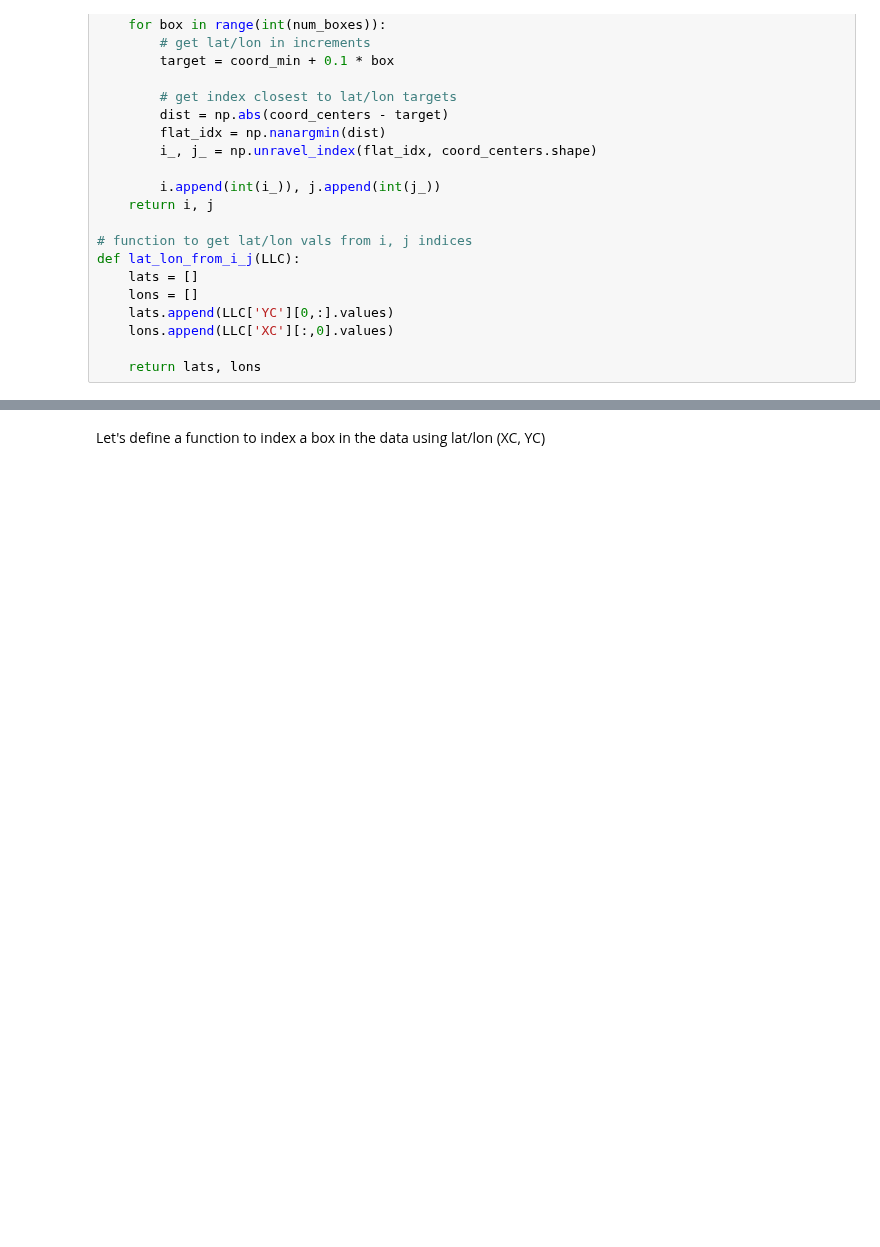
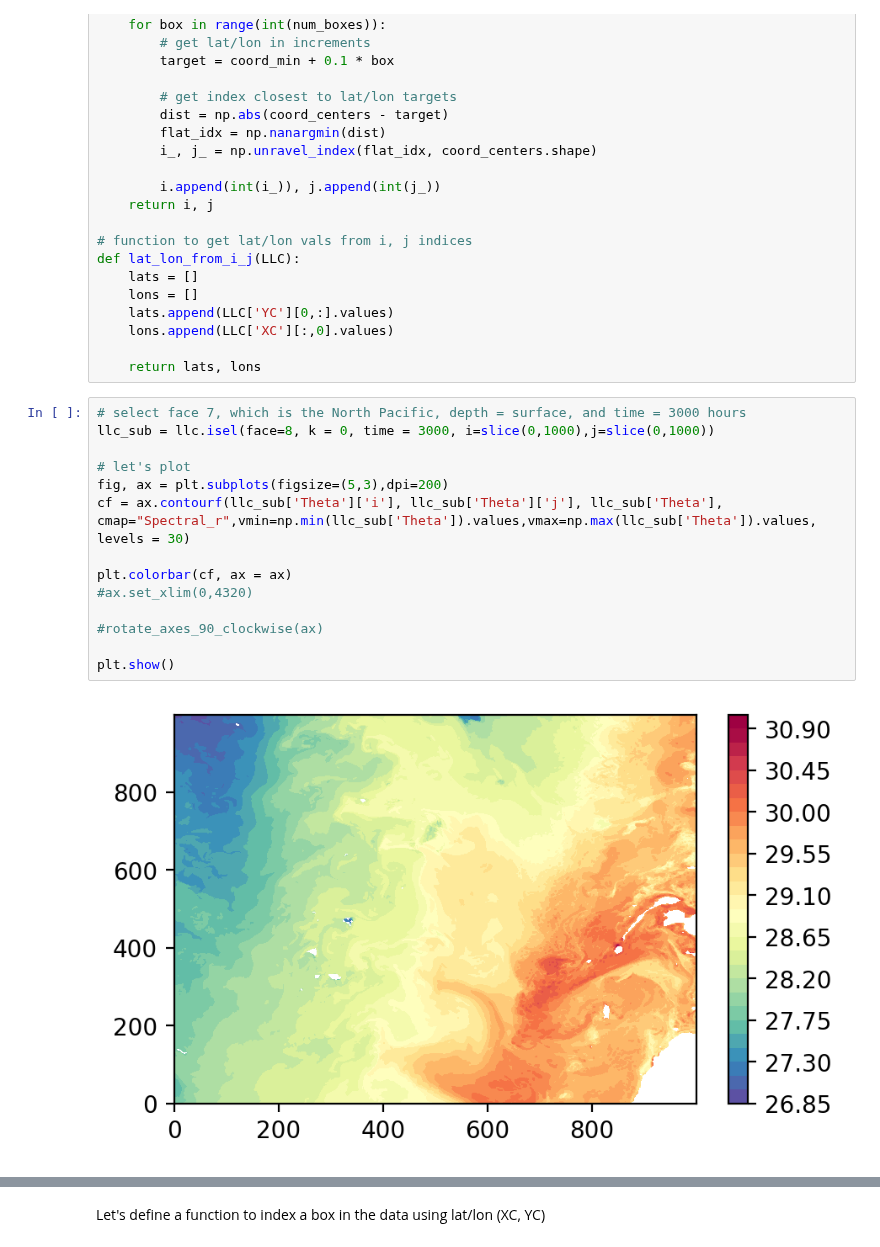
Before and after one commit to GHOpenonic/LLC_ocean_emulator, a Jupyter notebook: llc_tutorial.ipynb, the cells around one changed output, grey strips where cells are left out. Drawn from its saved outputs; the diff is of its cells as text; blank space fills up the shorter version.

```diff
--- a/llc_tutorial.ipynb
+++ b/llc_tutorial.ipynb
@@ -128,5 +128,21 @@ def lat_lon_from_i_j(LLC):
     lons.append(LLC['XC'][:,0].values)
 
     return lats, lons
+# %%
+# select face 7, which is the North Pacific, depth = surface, and time = 3000 hours
+llc_sub = llc.isel(face=8, k = 0, time = 3000, i=slice(0,1000),j=slice(0,1000))
+
+# let's plot
+fig, ax = plt.subplots(figsize=(5,3),dpi=200)
+cf = ax.contourf(llc_sub['Theta']['i'], llc_sub['Theta']['j'], llc_sub['Theta'], cmap="Spectral_r",vmin=np.min(llc_sub['Theta']).values,vmax=np.max(llc_sub['Theta']).values, levels = 30)
+
+plt.colorbar(cf, ax = ax)
+#ax.set_xlim(0,4320)
+
+#rotate_axes_90_clockwise(ax)
+
+plt.show()
+# %% [output]
+[figure, added]
 # %%
 # select face 7, which is the North Pacific, depth = surface, and time = 3000 hours
```
Also changed, not shown: parts of 2 cells of this notebook, 17 other files.
